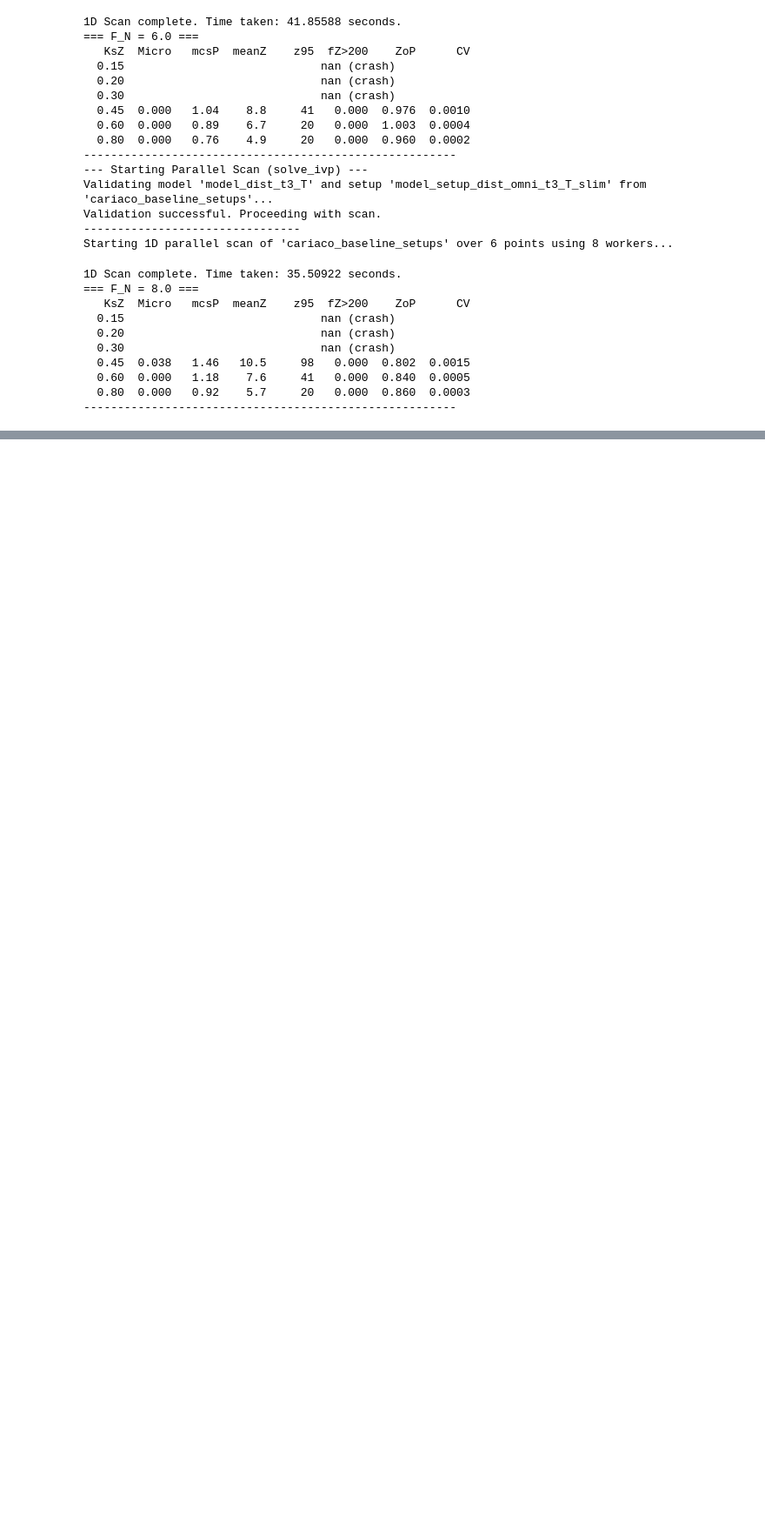
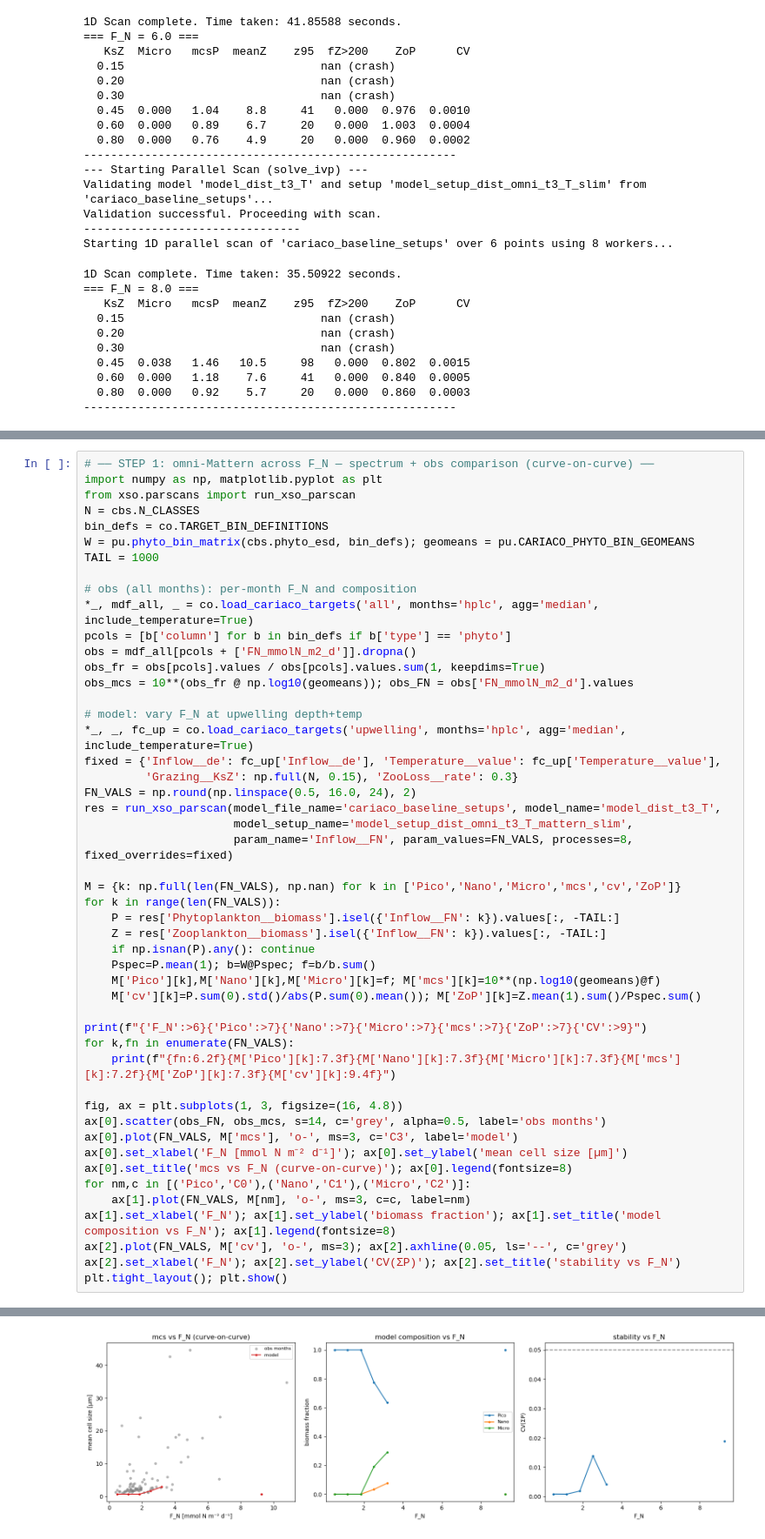
Before and after one commit to ben1post/SSMCariaco, a Jupyter notebook: parameter_scan/baseline/Omnivory_tests.ipynb, the cells around one changed output, grey strips where cells are left out. Shown at 87% size. Drawn from its saved outputs; the diff is of its cells as text; blank space fills up the shorter version.

```diff
--- a/parameter_scan/baseline/Omnivory_tests.ipynb
+++ b/parameter_scan/baseline/Omnivory_tests.ipynb
@@ -253,0 +463,50 @@ zoo  meanZ=nanµm  z95=2µm  fZ>200=nan  Z:P=nan
+# %%
+# ── STEP 1: omni-Mattern across F_N — spectrum + obs comparison (curve-on-curve) ──
+import numpy as np, matplotlib.pyplot as plt
+from xso.parscans import run_xso_parscan
+N = cbs.N_CLASSES
+bin_defs = co.TARGET_BIN_DEFINITIONS
+W = pu.phyto_bin_matrix(cbs.phyto_esd, bin_defs); geomeans = pu.CARIACO_PHYTO_BIN_GEOMEANS
+TAIL = 1000
+
+# obs (all months): per-month F_N and composition
+*_, mdf_all, _ = co.load_cariaco_targets('all', months='hplc', agg='median', include_temperature=True)
+pcols = [b['column'] for b in bin_defs if b['type'] == 'phyto']
+obs = mdf_all[pcols + ['FN_mmolN_m2_d']].dropna()
+obs_fr = obs[pcols].values / obs[pcols].values.sum(1, keepdims=True)
+obs_mcs = 10**(obs_fr @ np.log10(geomeans)); obs_FN = obs['FN_mmolN_m2_d'].values
+
+# model: vary F_N at upwelling depth+temp
+*_, _, fc_up = co.load_cariaco_targets('upwelling', months='hplc', agg='median', include_temperature=True)
+fixed = {'Inflow__de': fc_up['Inflow__de'], 'Temperature__value': fc_up['Temperature__value'],
+         'Grazing__KsZ': np.full(N, 0.15), 'ZooLoss__rate': 0.3}
+FN_VALS = np.round(np.linspace(0.5, 16.0, 24), 2)
+res = run_xso_parscan(model_file_name='cariaco_baseline_setups', model_name='model_dist_t3_T',
+                      model_setup_name='model_setup_dist_omni_t3_T_mattern_slim',
+                      param_name='Inflow__FN', param_values=FN_VALS, processes=8, fixed_overrides=fixed)
+
+M = {k: np.full(len(FN_VALS), np.nan) for k in ['Pico','Nano','Micro','mcs','cv','ZoP']}
+for k in range(len(FN_VALS)):
+    P = res['Phytoplankton__biomass'].isel({'Inflow__FN': k}).values[:, -TAIL:]
+    Z = res['Zooplankton__biomass'].isel({'Inflow__FN': k}).values[:, -TAIL:]
+    if np.isnan(P).any(): continue
+    Pspec=P.mean(1); b=W@Pspec; f=b/b.sum()
+    M['Pico'][k],M['Nano'][k],M['Micro'][k]=f; M['mcs'][k]=10**(np.log10(geomeans)@f)
+    M['cv'][k]=P.sum(0).std()/abs(P.sum(0).mean()); M['ZoP'][k]=Z.mean(1).sum()/Pspec.sum()
+
+print(f"{'F_N':>6}{'Pico':>7}{'Nano':>7}{'Micro':>7}{'mcs':>7}{'ZoP':>7}{'CV':>9}")
+for k,fn in enumerate(FN_VALS):
+    print(f"{fn:6.2f}{M['Pico'][k]:7.3f}{M['Nano'][k]:7.3f}{M['Micro'][k]:7.3f}{M['mcs'][k]:7.2f}{M['ZoP'][k]:7.3f}{M['cv'][k]:9.4f}")
+
+fig, ax = plt.subplots(1, 3, figsize=(16, 4.8))
+ax[0].scatter(obs_FN, obs_mcs, s=14, c='grey', alpha=0.5, label='obs months')
+ax[0].plot(FN_VALS, M['mcs'], 'o-', ms=3, c='C3', label='model')
+ax[0].set_xlabel('F_N [mmol N m⁻² d⁻¹]'); ax[0].set_ylabel('mean cell size [µm]')
+ax[0].set_title('mcs vs F_N (curve-on-curve)'); ax[0].legend(fontsize=8)
+for nm,c in [('Pico','C0'),('Nano','C1'),('Micro','C2')]:
+    ax[1].plot(FN_VALS, M[nm], 'o-', ms=3, c=c, label=nm)
+ax[1].set_xlabel('F_N'); ax[1].set_ylabel('biomass fraction'); ax[1].set_title('model composition vs F_N'); ax[1].legend(fontsize=8)
+ax[2].plot(FN_VALS, M['cv'], 'o-', ms=3); ax[2].axhline(0.05, ls='--', c='grey')
+ax[2].set_xlabel('F_N'); ax[2].set_ylabel('CV(ΣP)'); ax[2].set_title('stability vs F_N')
+plt.tight_layout(); plt.show()
+# %% [output]
@@ -253,0 +535 @@ zoo  meanZ=nanµm  z95=2µm  fZ>200=nan  Z:P=nan
+[figure, added]
```
Also changed, not shown: parts of 7 cells of this notebook, 3 other files.
